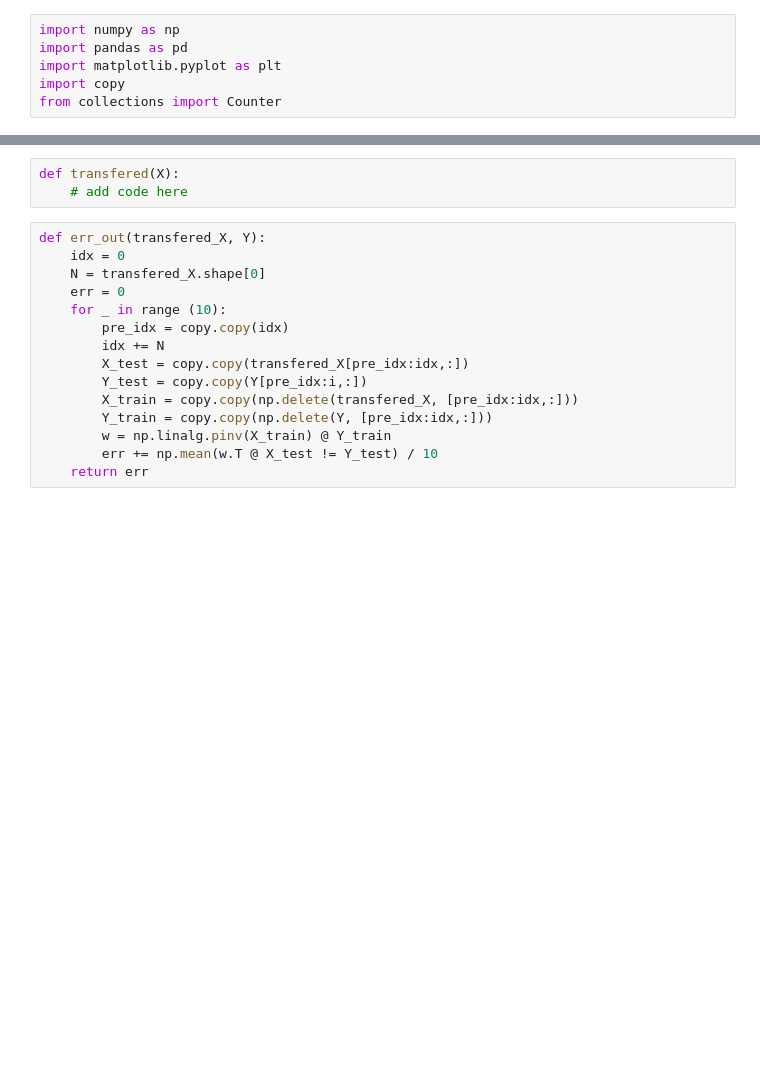
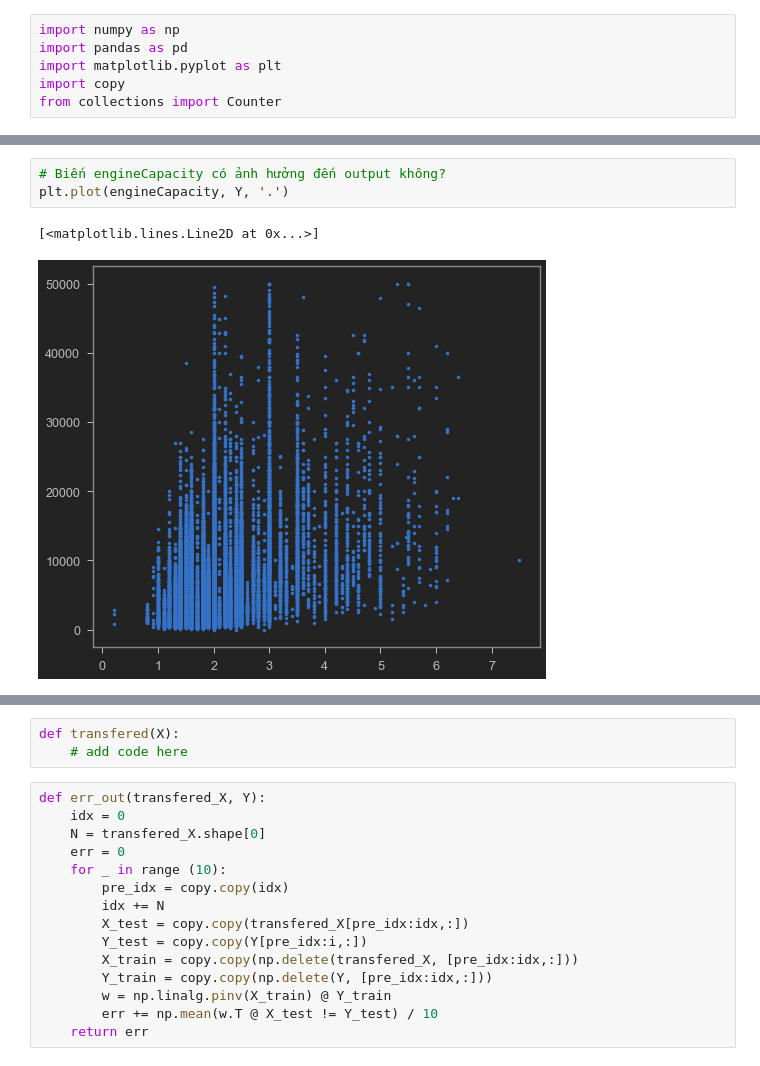
Before and after one commit to mannt-jp/TKMTUD_DACK, a Jupyter notebook: Regression.ipynb, the cells around one changed output, grey strips where cells are left out. Drawn from its saved outputs; the diff is of its cells as text; blank space fills up the shorter version.

```diff
--- a/Regression.ipynb
+++ b/Regression.ipynb
@@ -15,0 +23,6 @@ num_features = np.sum(features, axis=1)
+# %%
+# Biến engineCapacity có ảnh hưởng đến output không?
+plt.plot(engineCapacity, Y, '.')
+# %% [output]
+[<matplotlib.lines.Line2D at 0x...>]
+[figure, added]
```
Also changed, not shown: parts of 4 cells of this notebook.
